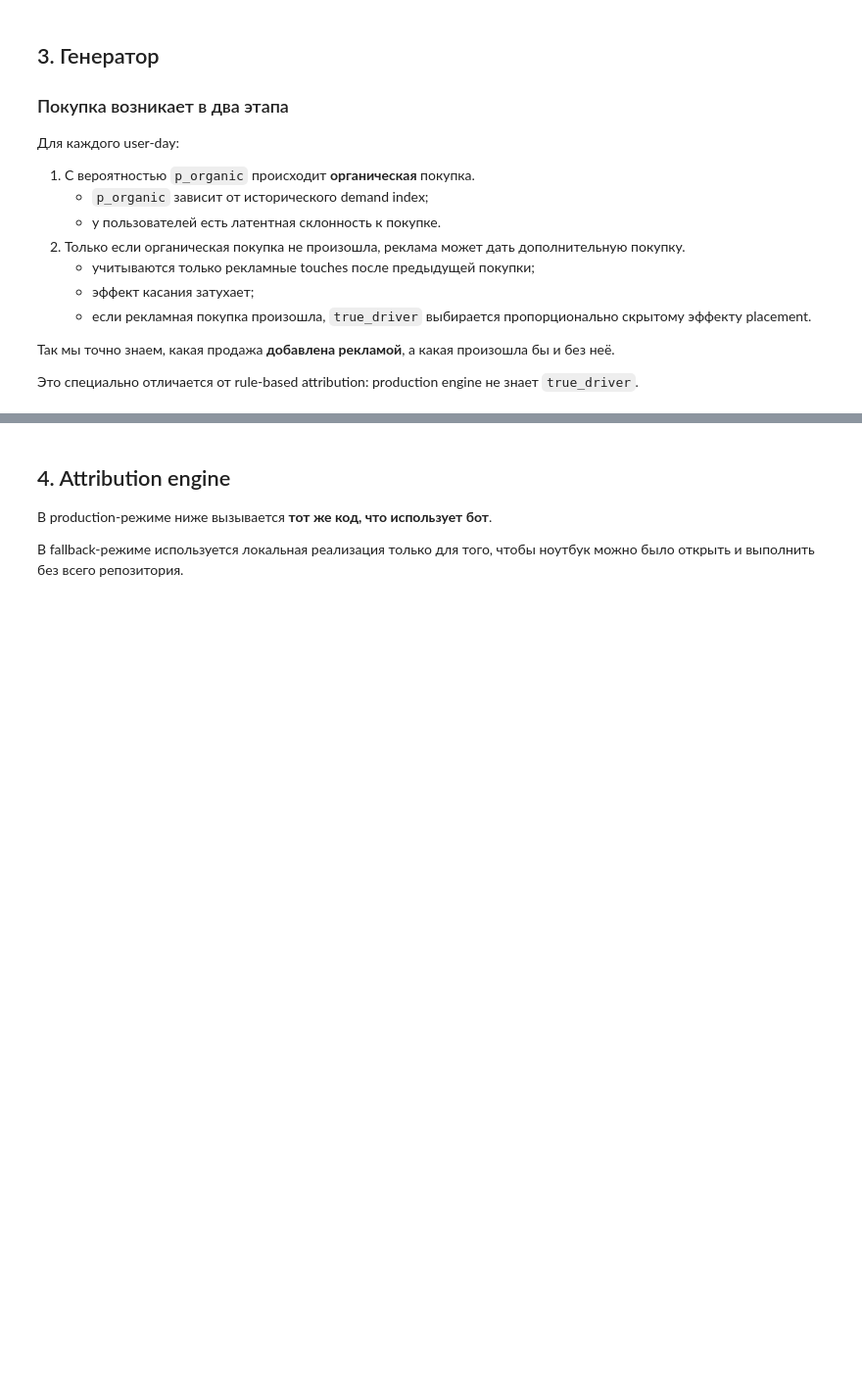
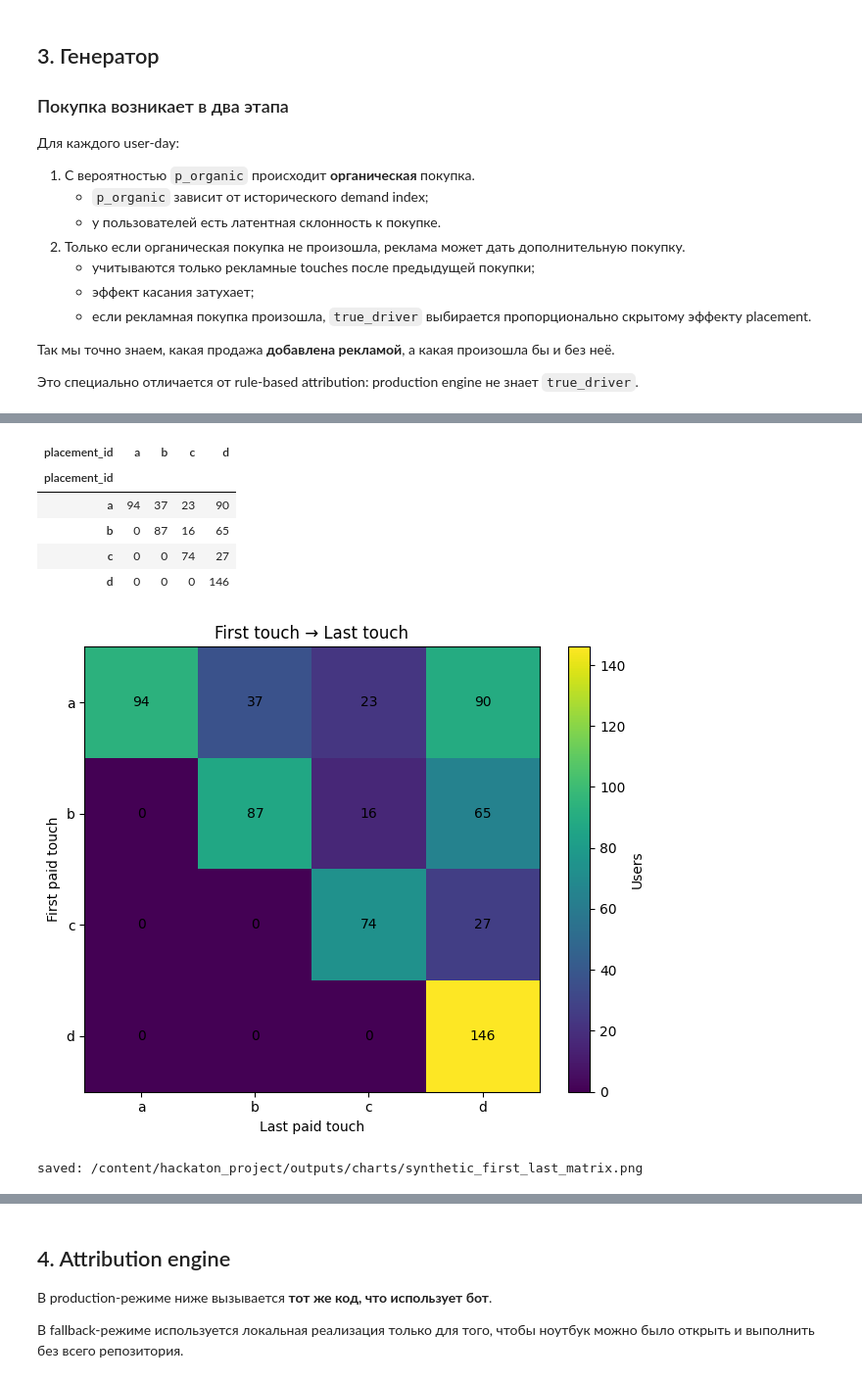
Before and after one commit to valentinesvev/hackaton_project, a Jupyter notebook: notebooks/synthetic_attribution_experiment_colab.ipynb, the cells around one changed output, grey strips where cells are left out. Shown at 98% size. Cells and saved outputs as stored; diff of their text form; code cells hidden in the pictures; blank space fills up the shorter version.

```diff
--- a/notebooks/synthetic_attribution_experiment_colab.ipynb
+++ b/notebooks/synthetic_attribution_experiment_colab.ipynb
@@ -620,0 +852,46 @@ display(truth_preview)
+# %%
+
+# First-touch → Last-touch matrix.
+# Показываем только пользователей хотя бы с одним paid touch.
+paid_population = population[population["n_ad_touches"] > 0].copy()
+
+first_last = pd.crosstab(
+    paid_population["first_touch"],
+    paid_population["last_touch"],
+).reindex(
+    index=placements["placement_id"],
+    columns=placements["placement_id"],
+    fill_value=0,
+)
+
+display(first_last)
+
+fig, ax = plt.subplots(figsize=(6.5, 5.5))
+im = ax.imshow(first_last.values, aspect="auto")
+ax.set_xticks(np.arange(len(first_last.columns)))
+ax.set_xticklabels(first_last.columns)
+ax.set_yticks(np.arange(len(first_last.index)))
+ax.set_yticklabels(first_last.index)
+ax.set_xlabel("Last paid touch")
+ax.set_ylabel("First paid touch")
+ax.set_title("First touch → Last touch")
+
+for i in range(first_last.shape[0]):
+    for j in range(first_last.shape[1]):
+        ax.text(j, i, int(first_last.iloc[i, j]), ha="center", va="center")
+
+fig.colorbar(im, ax=ax, label="Users")
+fig.tight_layout()
+FIRST_LAST_CHART = OUTPUT_DIR / "synthetic_first_last_matrix.png"
+fig.savefig(FIRST_LAST_CHART, dpi=160, bbox_inches="tight")
+plt.show()
+print("saved:", FIRST_LAST_CHART)
+# %% [output]
+| placement_id | a | b | c | d |
+| placement_id |  |  |  |  |
+| a | 94 | 37 | 23 | 90 |
+| b | 0 | 87 | 16 | 65 |
+| c | 0 | 0 | 74 | 27 |
+| d | 0 | 0 | 0 | 146 |
+[figure, added]
+saved: /content/hackaton_project/outputs/charts/synthetic_first_last_matrix.png
```
Also changed, not shown: parts of 19 cells of this notebook.
